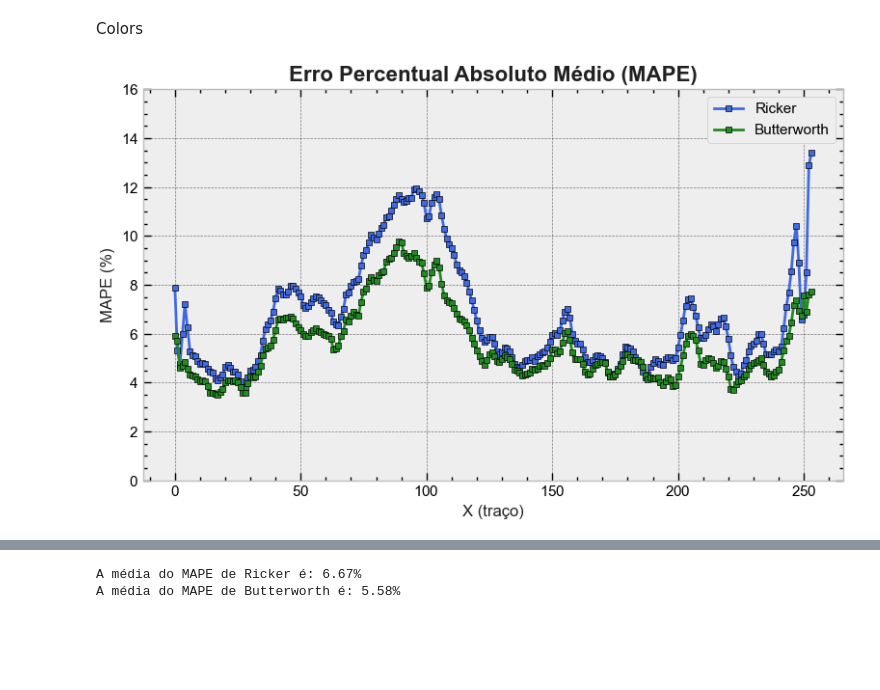
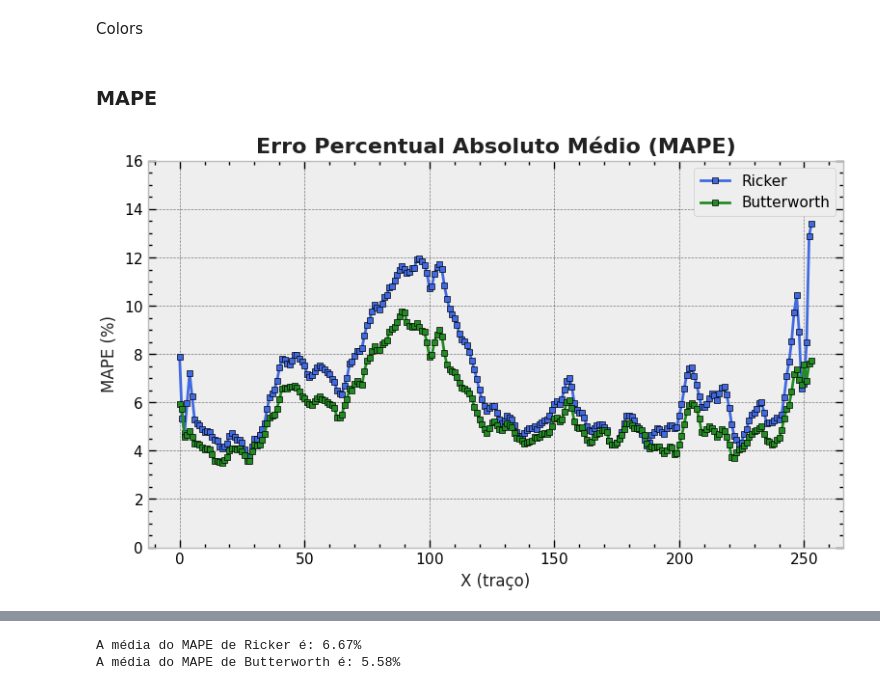
Before and after one commit to albano-a/inversion_methods_algorithms, a Jupyter notebook: statistical_analysis.ipynb, the cells around one changed output, grey strips where cells are left out. Saved outputs shown, nothing was run; the diff lists cells and outputs as text; code cells hidden in the pictures; blank space fills up the shorter version.

```diff
--- a/statistical_analysis.ipynb
+++ b/statistical_analysis.ipynb
@@ -25,36 +26,39 @@ ricker_inv = inverted_impedance_final_ricker
 butter_inv = inverted_impedance_final_butter
 
 nx, ny, nz = imp_30hz.shape
+# %% [markdown]
+### MAPE
 # %%
-MAPE_r = np.zeros(nx)
-MAPE_b = np.zeros(nx)
+from sklearn.metrics import mean_absolute_percentage_error as MAPE
+
+mape_ricker = np.zeros(nx)
+mape_butter = np.zeros(nx)
+
+for ix in range(nx):
+    mape_ricker[ix] = MAPE(imp_30hz[ix,128,:], ricker_inv[ix,128,:]) * 100
+    mape_butter[ix] = MAPE(imp_30hz[ix,128,:], butter_inv[ix,128,:]) * 100
+
+mape_ricker = np.delete(mape_ricker, slice(0, 2))
+mape_butter = np.delete(mape_butter, slice(0, 2))
 
 
-for ix in range(nx):
-    MAPE_r[ix] = np.mean(np.abs( (ricker_inv[ix,128,:] - imp_30hz[ix,128,:]) / imp_30hz[ix,128,:] )) *100
-    MAPE_b[ix] = np.mean(np.abs( (butter_inv[ix,128,:] - imp_30hz[ix,128,:]) / imp_30hz[ix,128,:] )) *100
-
-MAPE_b = np.delete(MAPE_b, slice(0, 2))
-MAPE_r = np.delete(MAPE_r, slice(0, 2))
-
 plt.figure(figsize=(8, 5))
-plt.plot(MAPE_r, 's-', label='Ricker', ms=5,
+plt.plot(mape_ricker, 's-', label='Ricker', ms=5,
          color=PRIMARY, markeredgecolor='black', markeredgewidth=0.5)
 
-plt.plot(MAPE_b, 's-', label='Butterworth', ms=5,
+plt.plot(mape_butter, 's-', label='Butterworth', ms=5,
          color=SECONDARY, markeredgecolor='black', markeredgewidth=0.5)
 
 plt.title('Erro Percentual Absoluto Médio (MAPE)', fontsize=16, fontweight='bold', color=TEXT_COLOR)
 plt.xlabel('X (traço)', fontsize=12, color=TEXT_COLOR)
 plt.ylabel('MAPE (%)', fontsize=12, color=TEXT_COLOR)
 plt.tick_params(axis='both', labelsize=11)
 plt.legend(loc='upper right', fontsize=11)
 plt.ylim(0, 16)
 
 
 plt.tight_layout()
 plt.savefig('simposio_figs/mape.png', dpi=300, bbox_inches='tight')
 plt.show()
-# regiao de falha o erro é maior
 # %% [output]
-[figure, old version]
+[figure, new version]
```
Also changed, not shown: parts of 9 cells of this notebook, 8 other files.
